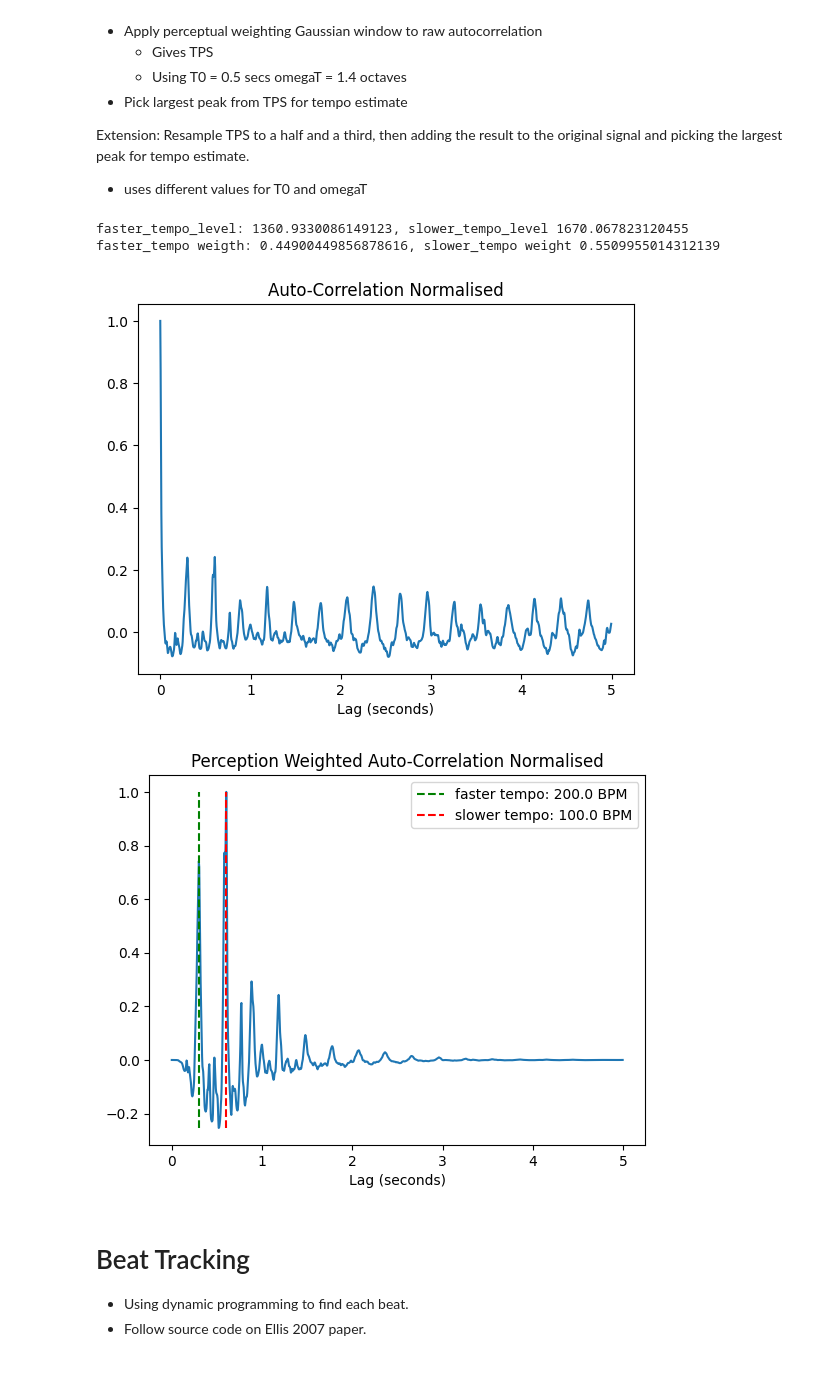
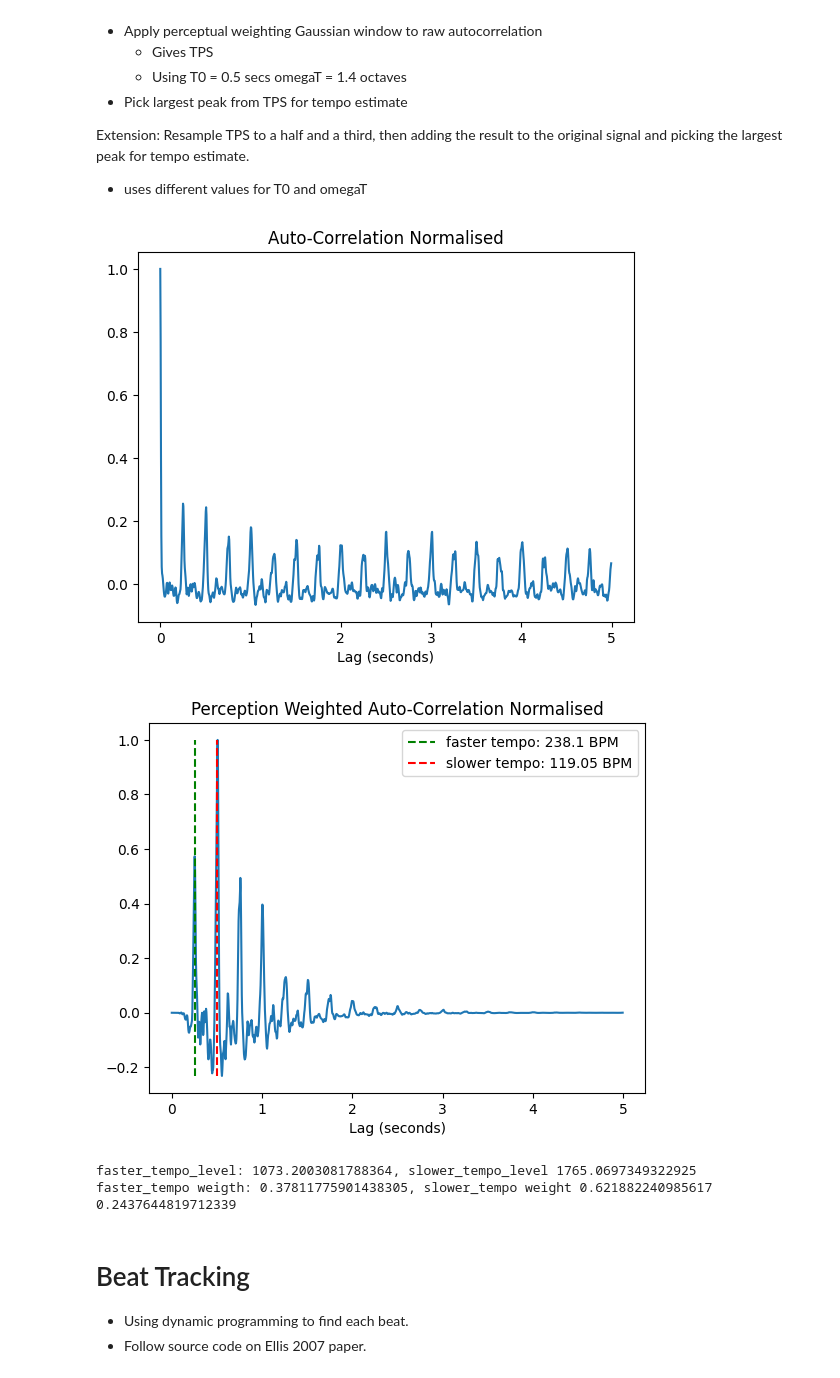
Before and after one commit to ruarim/beat_tracker, a Jupyter notebook: beat_tracker_dynamic.ipynb, the cells around one changed output. Cells and saved outputs as stored; diff of their text form; code cells hidden in the pictures.

Commit message:
add simple tempo decision rule

```diff
--- a/beat_tracker_dynamic.ipynb
+++ b/beat_tracker_dynamic.ipynb
@@ -24,7 +24,7 @@ Create data structure for each peice of audio.
 # data/BallroomData/Jive/Albums-Cafe_Paradiso-16.wav # Easy - 172 BPM
 
 # get file
-file_path = 'data/BallroomData/Quickstep/Albums-Ballroom_Classics4-20.wav'
+file_path = 'data/BallroomData/Rumba-American/Albums-GloriaEstefan_MiTierra-04.wav'
 
 # resample rate - based on method of ellis 2007
 resample_rate = 8000
@@ -217,43 +217,47 @@ def estimate_tempo(odf, sr, hop_sec, max_lag_s=5, show=True):
 
     # apply perceptual weightinig get tempo period strengths
     tps = perceptual_weighting(lags_seconds) * auto_c
 
     # # calculate secondary bpm
     # # two further functions are calculated by resampling T P S to one-half and one-third,
     # # respectively, of its original length, adding this to the original T P S,
     # # then choosing the largest peak across both these sequences - ellis 2007
     faster_tempo_frame, slower_tempo_frame = secondary_tempo(tps)
 
     # Relative weights of the two levels are again taken from the relative peak heights
     # at the two period estimates in the original T P S. This approach finds the tempo that maximizes
     # the sum of the T P S values at both metrical levels
     faster_tempo_level = tps[faster_tempo_frame]
     slower_tempo_level = tps[slower_tempo_frame]
 
     faster_tempo_weight = faster_tempo_level / (faster_tempo_level + slower_tempo_level)
     slower_tempo_weight = slower_tempo_level / (faster_tempo_level + slower_tempo_level)
 
-    # Prefer the faster tempo unless the the slower is significantly similar in weight
+    if(show): plot_auto_c(auto_c, tps, faster_tempo_frame, slower_tempo_frame, sr, hop_length)
+
+    print("faster_tempo_level: {}, slower_tempo_level {}".format(faster_tempo_level, slower_tempo_level))
+    print("faster_tempo weigth: {}, slower_tempo weight {}".format(faster_tempo_weight, slower_tempo_weight))
+
+    # Prefer the faster tempo unless the differnce between fast and slow rate is significantly large
     # Example decision rule - try with and without treshhold
     # if faster_tempo_weight > slower_tempo_weight: #* threshold_ratio:
     #     tempo = faster_tempo_frame
     # else:
     #     tempo = slower_tempo_frame
+    print(abs(faster_tempo_weight - slower_tempo_weight))
 
-    print("faster_tempo_level: {}, slower_tempo_level {}".format(faster_tempo_level, slower_tempo_level))
-    print("faster_tempo weigth: {}, slower_tempo weight {}".format(faster_tempo_weight, slower_tempo_weight))
-
-
-    if(show): plot_auto_c(auto_c, tps, faster_tempo_frame, slower_tempo_frame, sr, hop_length)
+    # risk of over fitting to data set
+    if abs(faster_tempo_weight - slower_tempo_weight) > 0.15: return slower_tempo_frame
 
     return faster_tempo_frame
 
 tempo_estimate = estimate_tempo(ose, sr, hop_sec)
 # %% [output]
-faster_tempo_level: 1360.9330086149123, slower_tempo_level 1670.067823120455
-faster_tempo weigth: 0.44900449856878616, slower_tempo weight 0.5509955014312139
-[figure, old version]
+[figure, new version]
-[figure, old version]
+[figure, new version]
+faster_tempo_level: 1073.2003081788364, slower_tempo_level 1765.0697349322925
+faster_tempo weigth: 0.37811775901438305, slower_tempo weight 0.621882240985617
+0.2437644819712339
 # %% [markdown]
 # Beat Tracking
 - Using dynamic programming to find each beat.
```
Also changed, not shown: parts of 2 cells of this notebook.
